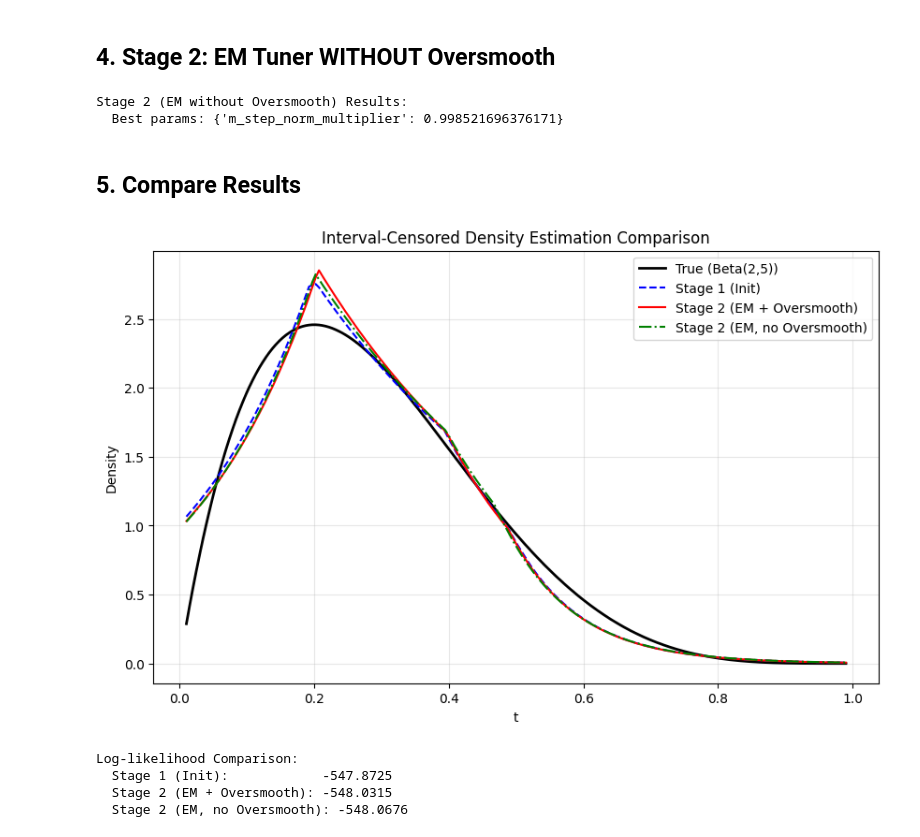
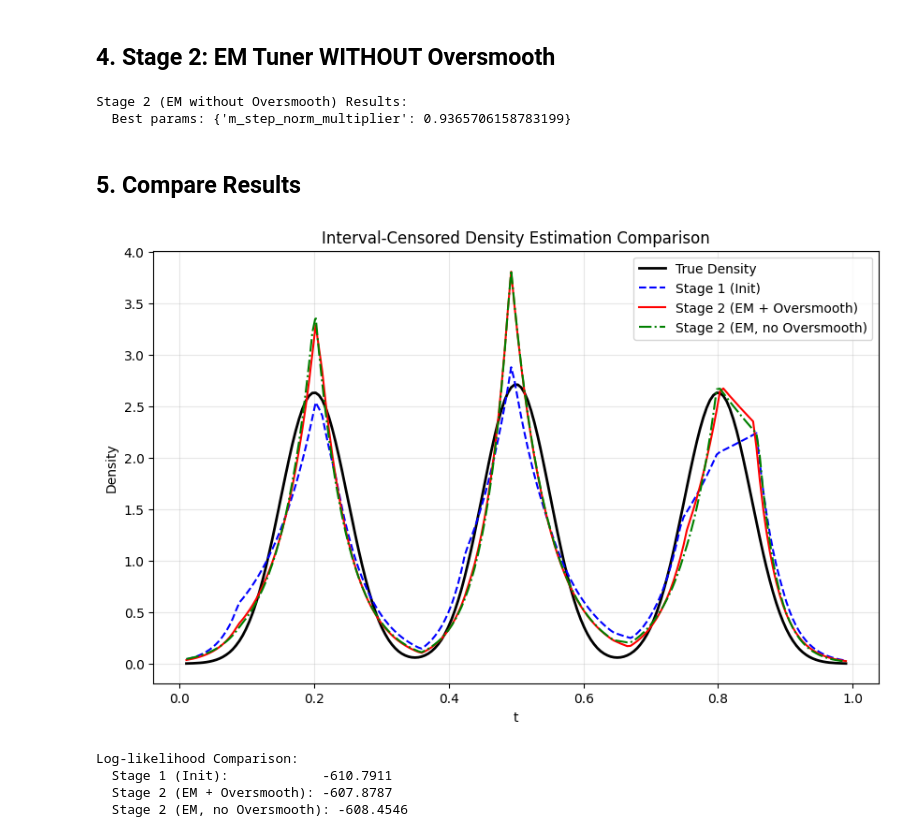
Before and after one commit to zhengpu-berkeley/HALDensity, a Jupyter notebook: examples/example_interval_censored.ipynb, the cells around one changed output. Saved outputs shown, nothing was run; the diff lists cells and outputs as text; code cells hidden in the pictures.

```diff
--- a/examples/example_interval_censored.ipynb
+++ b/examples/example_interval_censored.ipynb
@@ -29,7 +31,26 @@ np.random.seed(42)
 n = 300
 
 # True event times from Beta(2, 5)
-t_event = np.random.beta(2, 5, size=n)
+# t_event = np.random.beta(2, 5, size=n)
+
+# True event times from TruncatedGMM
+sampler_params = {
+    "components": [
+        {"mean": 0.2, "std": 0.05, "lower": 0, "upper": 1},
+        {"mean": 0.5, "std": 0.05, "lower": 0, "upper": 1},
+        {"mean": 0.8, "std": 0.05, "lower": 0, "upper": 1},
+    ],
+    "weights": [0.33, 0.34, 0.33],
+}
+sampler = TruncatedGMM(
+    **sampler_params,
+)
+sampler_setup = {
+    "sampler": sampler.__class__.__name__,
+    "sampler_params": sampler_params,
+    "n_samples": n
+}
+t_event = sampler.generate_samples(n)
 
 # Generate intervals containing the true event time
 widths = np.random.uniform(0.05, 0.15, size=n)
@@ -122,34 +143,35 @@ print("Stage 2 (EM without Oversmooth) Results:")
 print(f"  Best params: {em_result_no_oversmooth.best_params}")
 # %% [output]
 Stage 2 (EM without Oversmooth) Results:
-  Best params: {'m_step_norm_multiplier': 0.998521696376171}
+  Best params: {'m_step_norm_multiplier': 0.9365706158783199}
 # %% [markdown]
 ## 5. Compare Results
 # %%
 # Get densities from each estimator
 grid = np.linspace(0.01, 0.99, 200)
 
 init_density = init_result.estimator.get_density_at_points(grid)
 em_oversmooth_density = em_result_oversmooth.estimator.get_density_at_points(grid)
 em_no_oversmooth_density = em_result_no_oversmooth.estimator.get_density_at_points(grid)
 
 # True density
-true_density = beta.pdf(grid, 2, 5)
+# true_density = beta.pdf(grid, 2, 5)
+true_density = sampler.compute_density(grid)
 
 # Plot
 plt.figure(figsize=(10, 6))
-plt.plot(grid, true_density, 'k-', lw=2, label='True (Beta(2,5))')
+plt.plot(grid, true_density, 'k-', lw=2, label='True Density')
 plt.plot(grid, init_density, 'b--', lw=1.5, label='Stage 1 (Init)')
 plt.plot(grid, em_oversmooth_density, 'r-', lw=1.5, label='Stage 2 (EM + Oversmooth)')
 plt.plot(grid, em_no_oversmooth_density, 'g-.', lw=1.5, label='Stage 2 (EM, no Oversmooth)')
 plt.xlabel('t')
 plt.ylabel('Density')
 plt.title('Interval-Censored Density Estimation Comparison')
 plt.legend()
 plt.grid(True, alpha=0.3)
 plt.show()
 # %% [output]
-[figure, old version]
+[figure, new version]
 # %%
 # Compute log-likelihoods
 init_ll = incomplete_loglik_interval(init_result.estimator, data)
@@ -162,6 +184,6 @@ print(f"  Stage 2 (EM + Oversmooth): {em_oversmooth_ll:.4f}")
 print(f"  Stage 2 (EM, no Oversmooth): {em_no_oversmooth_ll:.4f}")
 # %% [output]
 Log-likelihood Comparison:
-  Stage 1 (Init):            -547.8725
-  Stage 2 (EM + Oversmooth): -548.0315
-  Stage 2 (EM, no Oversmooth): -548.0676
+  Stage 1 (Init):            -610.7911
+  Stage 2 (EM + Oversmooth): -607.8787
+  Stage 2 (EM, no Oversmooth): -608.4546
```
Also changed, not shown: parts of 4 cells of this notebook, 19 other files.
